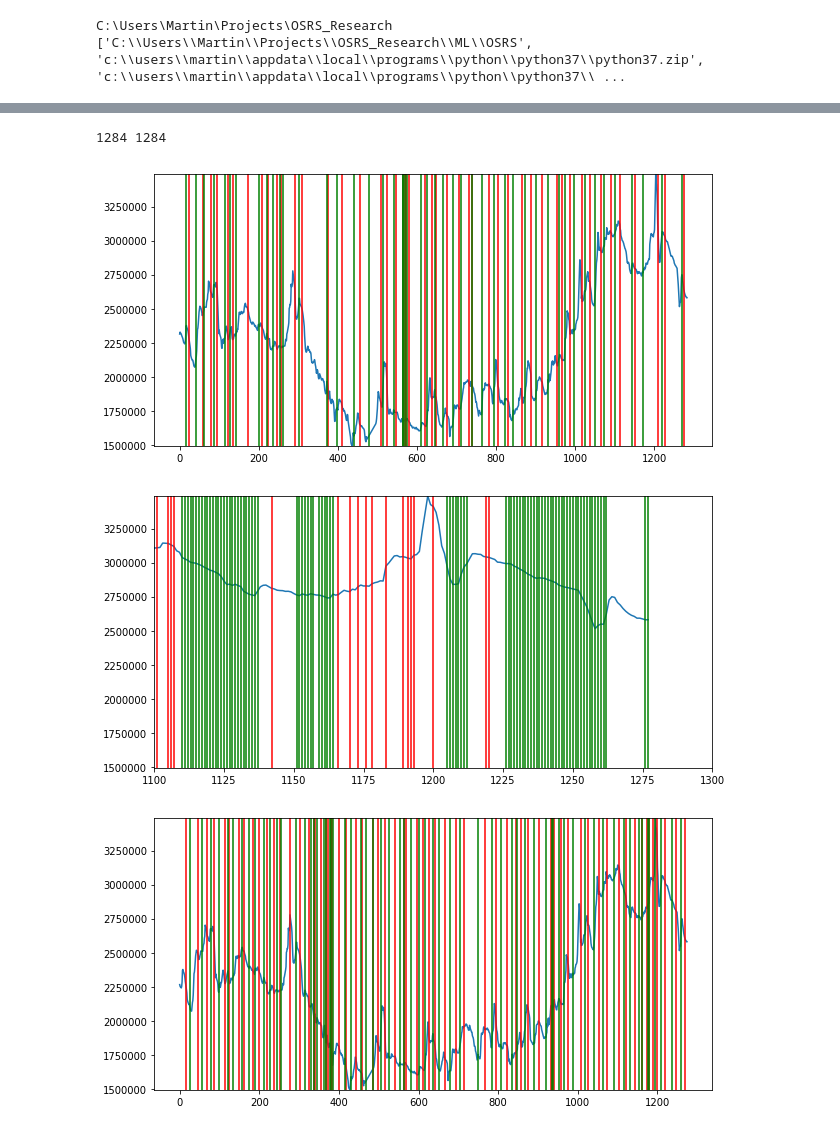
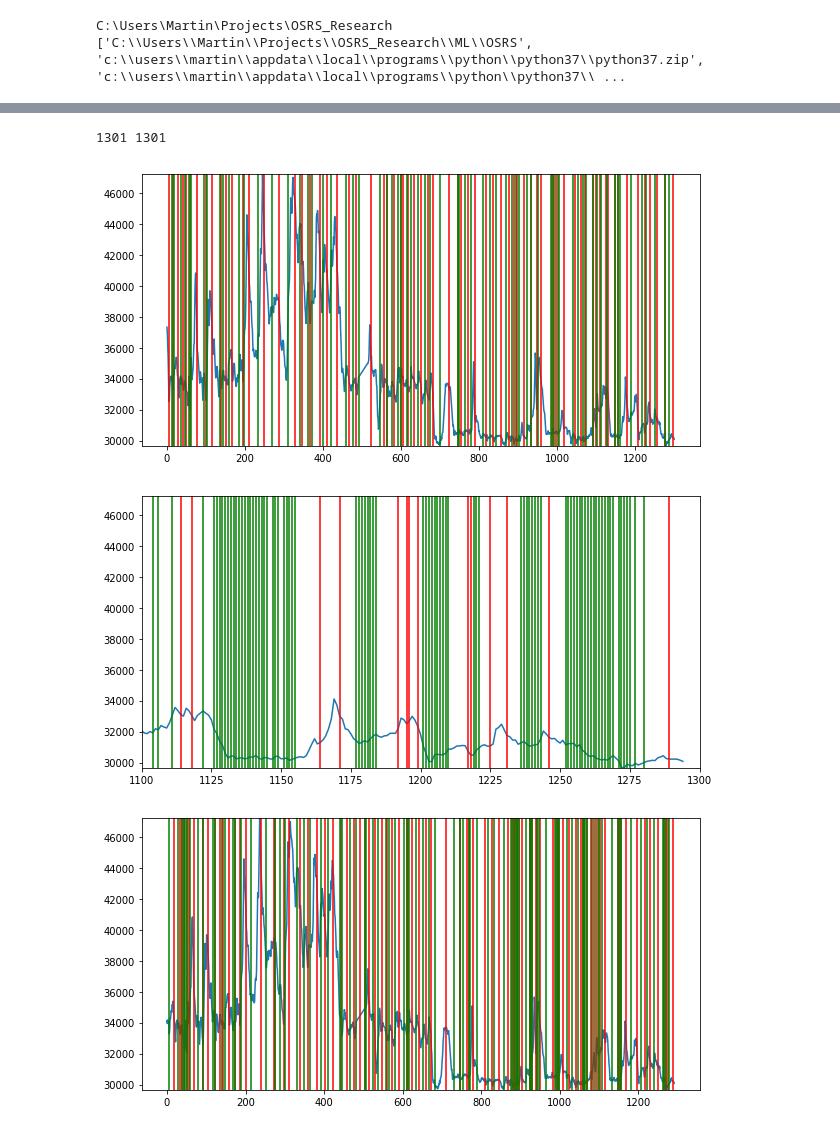
Before and after one commit to rmmartin02/OSRS_Research, a Jupyter notebook: ML/OSRS/Classification.ipynb, the cells around one changed output, grey strips where cells are left out. Saved outputs shown, nothing was run; the diff lists cells and outputs as text; code cells hidden in the pictures.

```diff
--- a/ML/OSRS/Classification.ipynb
+++ b/ML/OSRS/Classification.ipynb
@@ -22,5 +24,5 @@ from keras.optimizers import SGD
 # %%
-item = "Abyssal_whip"
+item = "Granite_maul"
 # %%
 similar = items.getSimilarItems(item)
 print(similar)
@@ -94,7 +87,7 @@ for i in range(1,len(ma12)):
     if ma3[i-1]<ma12[i-1] and ma3[i]>ma12[i]:
         smaBuy.append(i)
 
-smaSignals = [0]*len(D)
+smaSignals = [0]*len(ma12)
 for a in smaSell:
     smaSignals[a] = -1
 for a in smaBuy:
@@ -110,39 +103,39 @@ for c in smaBuy:
 plt.ylim(min(prices),top)
 plt.show()
 # %% [output]
-1284 1284
+1301 1301
-[figure, old version]
+[figure, new version]
 # %%
 kSlow, D = items.stochOscil(prices)
-kSlow = kFast[-1*len(D):]
+kSlow = kSlow[-1*len(D):]
 
 stochSell = []
 stochBuy = []
 for i in range(1,len(D)):
     if kSlow[i]<20:
         stochBuy.append(i)
     elif kSlow[i]<80 and D[i]<80 and kSlow[i-1]<D[i-1] and kSlow[i]>D[i]:
         stochBuy.append(i)
     if kSlow[i-1]>kSlow[i] and kSlow[i-1]>90:
         stochSell.append(i)
 
 stochSignals = [0]*len(D)
-for a in momSell:
+for a in stochSell:
     stochSignals[a] = -1
-for a in momBuy:
+for a in stochBuy:
     stochSignals[a] = 1
 
 plt.plot(prices[-1*len(D):])
 top = max(prices)+1
 for c in stochSell:
     plt.plot([c,c],[0,top],'r')
 for c in stochBuy:
     plt.plot([c,c],[0,top],'g')
 plt.xlim(1100,1300)
 plt.ylim(min(prices),top)
 plt.show()
 # %% [output]
-[figure, old version]
+[figure, new version]
 # %%
 mom, momMA = items.momentum(prices)
 mom = mom[-1*len(momMA):]
@@ -171,7 +164,7 @@ for c in momBuy:
 plt.ylim(min(prices),top)
 plt.show()
 # %% [output]
-[figure, old version]
+[figure, new version]
 # %%
 ema9, macd = items.macd(prices)
 ema9 = ema9[-1*len(macd):]
```
Also changed, not shown: parts of 18 cells of this notebook, 8 other files.
